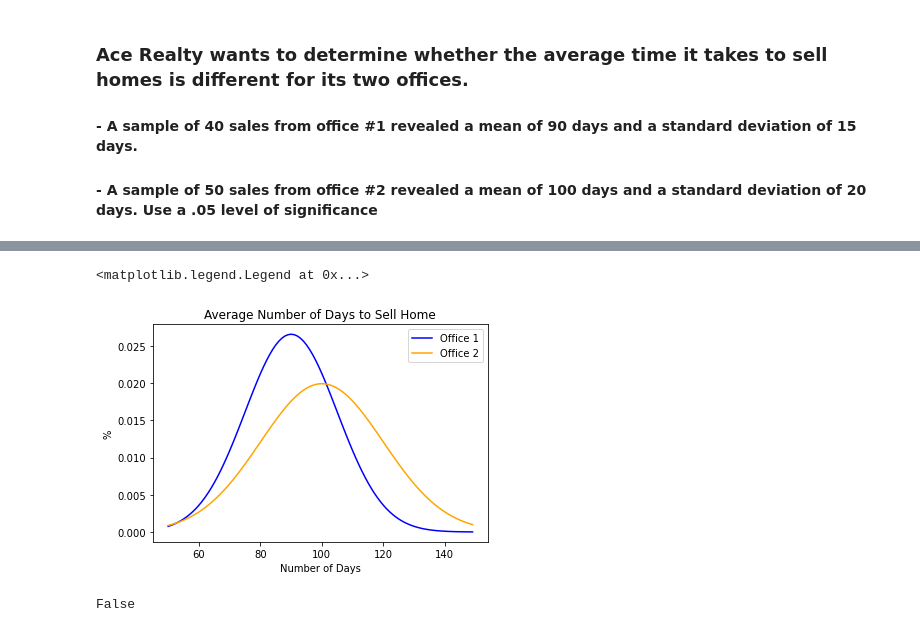
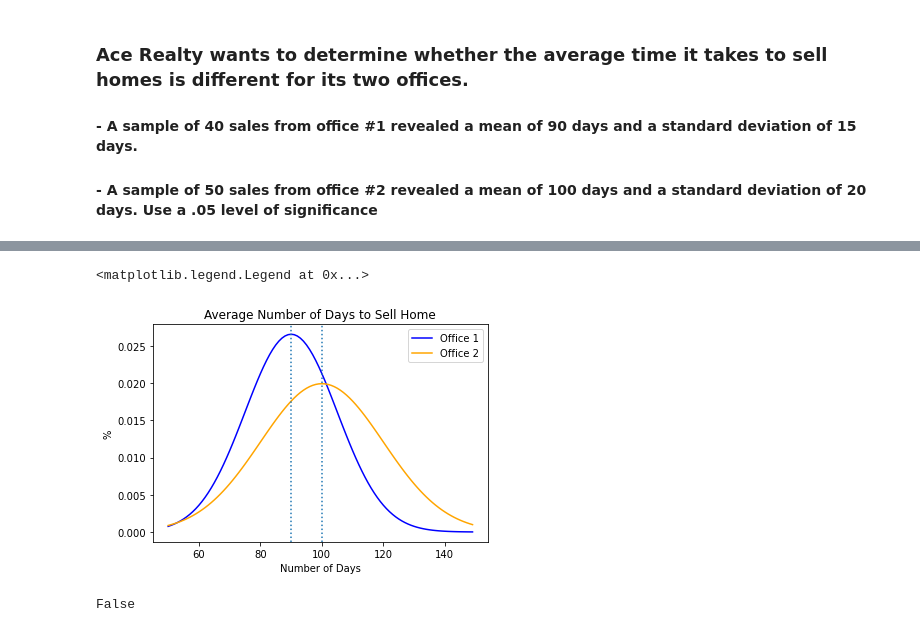
Before and after one commit to jnolf/statistics-exercises, a Jupyter notebook: hypothesis_testing.ipynb, the cells around one changed output, grey strips where cells are left out. Cells and saved outputs as stored; diff of their text form; code cells hidden in the pictures.

```diff
--- a/hypothesis_testing.ipynb
+++ b/hypothesis_testing.ipynb
@@ -90,21 +90,24 @@ office2.hist()
 # %%
+#Visualize two distributions:
 x = np.arange(50, 150)
 
 y1 = stats.norm(90, 15).pdf(x)
 y2 = stats.norm(100, 20).pdf(x)
 
 
 plt.plot(x, y1, c='blue', label = 'Office 1')
 plt.plot(x, y2, c='orange', label = 'Office 2')
-
+#Axis vertical line at mean
+plt.axvline(90, ls = ':')
+plt.axvline(100, ls= ':')
 
 plt.ylabel('%')
 plt.xlabel('Number of Days')
 plt.title('Average Number of Days to Sell Home')
 plt.legend()
 # %% [output]
 <matplotlib.legend.Legend at 0x...>
-[figure, old version]
+[figure, new version]
 # %%
 # Hypothesis:
 
```
Also changed, not shown: parts of 40 cells of this notebook.
